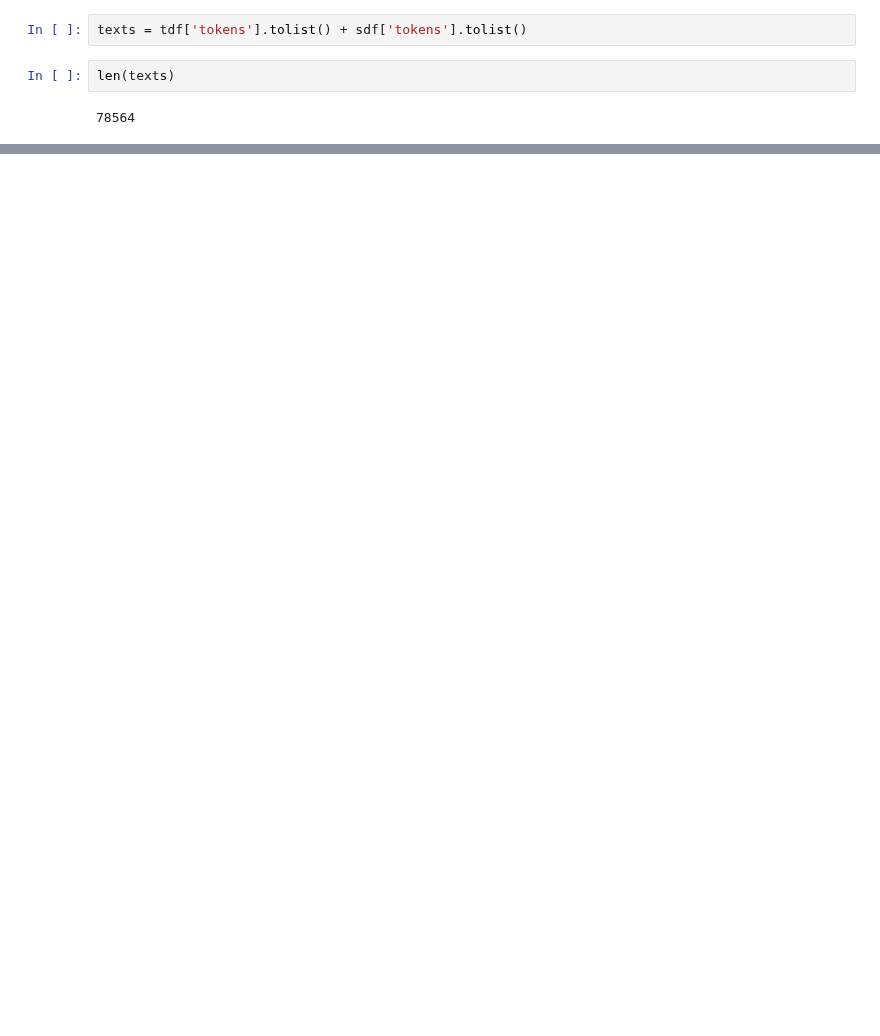
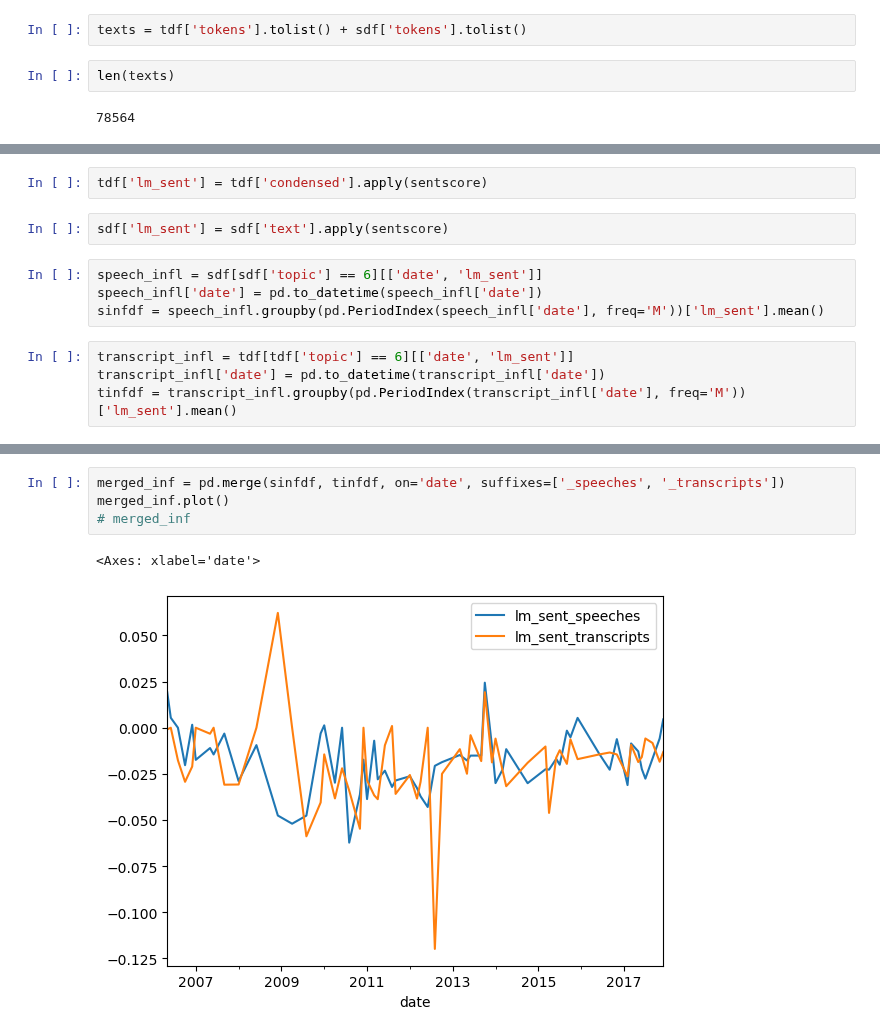
Before and after one commit to bendurham441/fed-nlp, a Jupyter notebook: topic_modelling.ipynb, the cells around one changed output, grey strips where cells are left out. Saved outputs shown, nothing was run; the diff lists cells and outputs as text; blank space fills up the shorter version.

```diff
--- a/topic_modelling.ipynb
+++ b/topic_modelling.ipynb
@@ -59,0 +243,12 @@ ldamodel.show_topics(10, 10)
+# %%
+tdf['lm_sent'] = tdf['condensed'].apply(sentscore)
+# %%
+sdf['lm_sent'] = sdf['text'].apply(sentscore)
+# %%
+speech_infl = sdf[sdf['topic'] == 6][['date', 'lm_sent']]
+speech_infl['date'] = pd.to_datetime(speech_infl['date'])
+sinfdf = speech_infl.groupby(pd.PeriodIndex(speech_infl['date'], freq='M'))['lm_sent'].mean()
+# %%
+transcript_infl = tdf[tdf['topic'] == 6][['date', 'lm_sent']]
+transcript_infl['date'] = pd.to_datetime(transcript_infl['date'])
+tinfdf = transcript_infl.groupby(pd.PeriodIndex(transcript_infl['date'], freq='M'))['lm_sent'].mean()
@@ -59,0 +279,7 @@ ldamodel.show_topics(10, 10)
+# %%
+merged_inf = pd.merge(sinfdf, tinfdf, on='date', suffixes=['_speeches', '_transcripts'])
+merged_inf.plot()
+# merged_inf
+# %% [output]
+<Axes: xlabel='date'>
+[figure, added]
```
Also changed, not shown: parts of 28 cells of this notebook.
